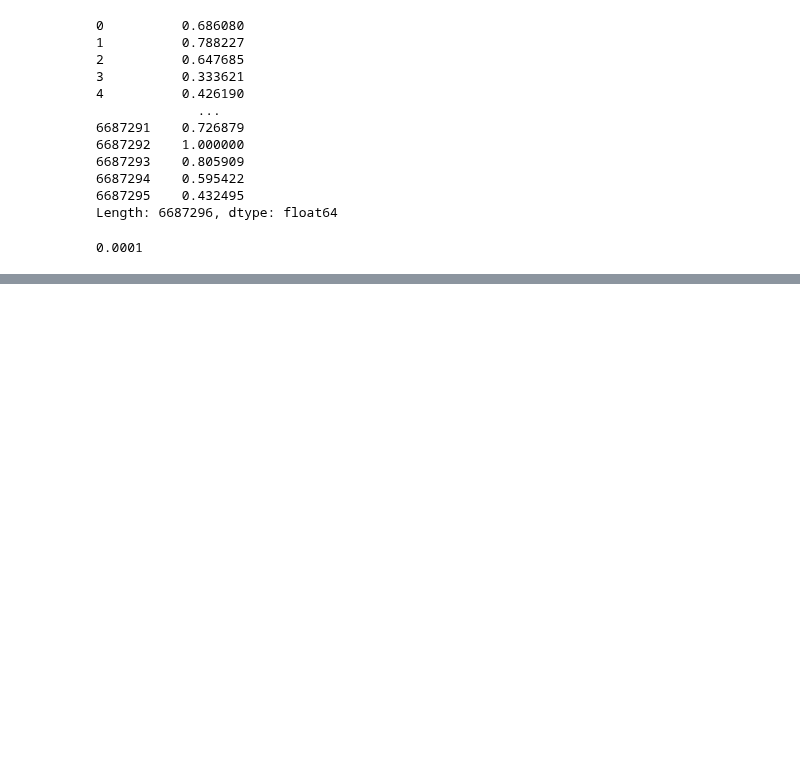
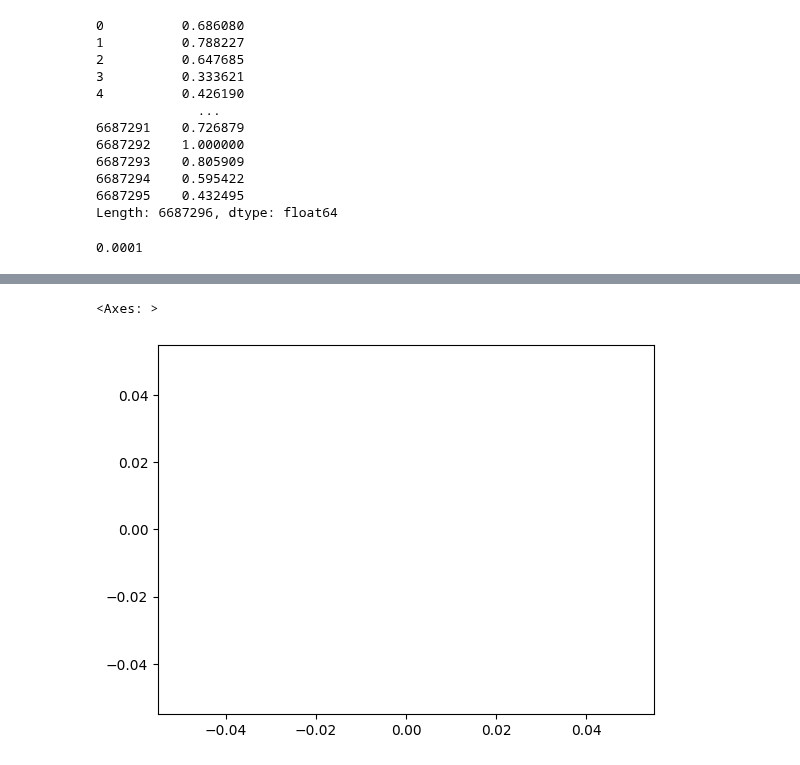
Before and after one commit to Izumighj/LLM-Driven-Multi-factor-Model, a Jupyter notebook: get_data.ipynb, the cells around one changed output, grey strips where cells are left out. Drawn from its saved outputs; the diff is of its cells as text; code cells hidden in the pictures; blank space fills up the shorter version.

```diff
--- a/get_data.ipynb
+++ b/get_data.ipynb
@@ -82,0 +823,2 @@ np.min(all_stock_data['turnover_rate'])
+# %%
+res = pd.read_csv('result/factor.csv')
@@ -82,0 +841,5 @@ np.min(all_stock_data['turnover_rate'])
+# %%
+res['BETA'].plot()
+# %% [output]
+<Axes: >
+[figure, added]
```
Also changed, not shown: parts of 37 cells of this notebook, 5 other files.
